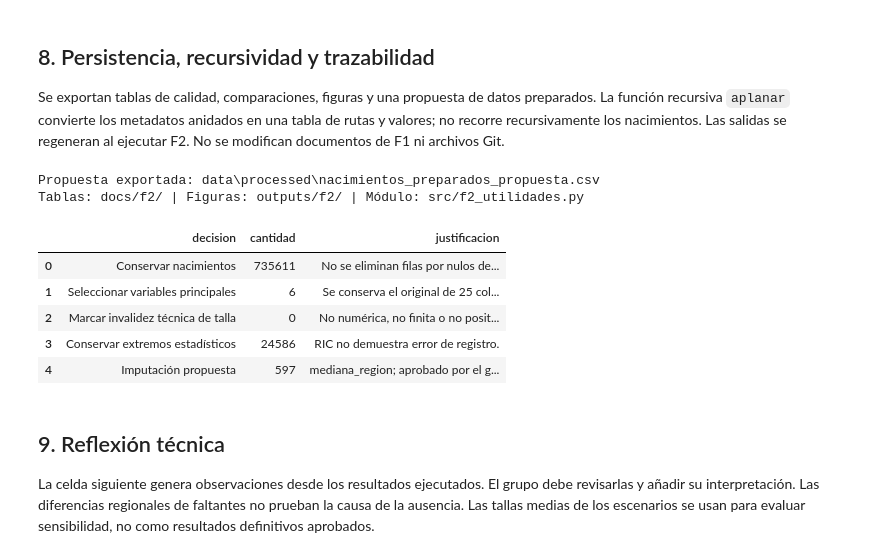
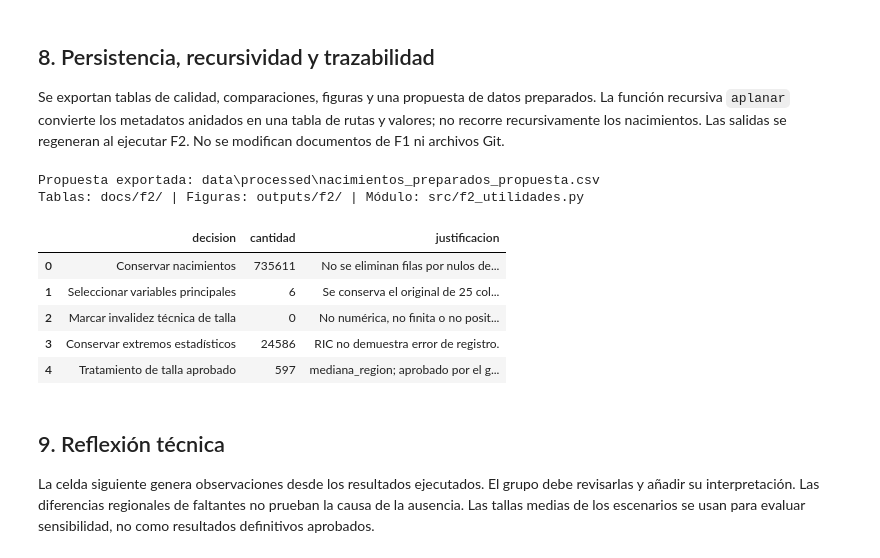
Before and after one commit to jorgealtamiranonavarrete-art/proyecto-grupo2, a Jupyter notebook: F2/F2_Preparacion.ipynb, the cells around one changed output. Drawn from its saved outputs; the diff is of its cells as text; code cells hidden in the pictures.

```diff
--- a/F2/F2_Preparacion.ipynb
+++ b/F2/F2_Preparacion.ipynb
@@ -627,7 +625,7 @@ bitacora = pd.DataFrame([
     ('Seleccionar variables principales', len(u.CLAVES), 'Se conserva el original de 25 columnas y su perfil completo.'),
     ('Marcar invalidez técnica de talla', int(preparado.talla_invalida_tecnica.sum()), 'No numérica, no finita o no positiva; conservar original.'),
     ('Conservar extremos estadísticos', ATIPICOS['n_fuera_ric'], 'RIC no demuestra error de registro.'),
-    ('Imputación propuesta', int(preparado.talla_imputada.sum()), METODO_PROPUESTO + '; aprobado por el grupo.'),
+    ('Tratamiento de talla aprobado', int(preparado.talla_imputada.sum()), METODO_PROPUESTO + '; aprobado por el grupo.'),
 ], columns=['decision','cantidad','justificacion'])
 tablas = {
     'perfil_variables': perfil,
@@ -637,38 +635,39 @@ tablas = {
     'sensibilidad_regional': sensibilidad,
     'extremos_sensibilidad': extremos,
     'calendario': calendario,
     'bitacora': bitacora
 }
 for nombre, tabla in tablas.items():
     tabla.to_csv(DOCS / f'{nombre}.csv', index=False)
 salida = PROCESADOS / 'nacimientos_preparados_propuesta.csv'
 preparado.to_csv(salida, index=False, encoding='utf-8')
 verificacion_salida = pd.read_csv(salida, usecols=['ANO_NAC','talla_analisis_cm','talla_imputada'])
 assert len(verificacion_salida) == len(crudo)
 assert np.allclose(verificacion_salida.talla_analisis_cm, preparado.talla_analisis_cm, equal_nan=True)
 assert verificacion_salida.talla_imputada.sum() == preparado.talla_imputada.sum()
 METADATOS = {'proyecto':{'grupo':2,'periodo':'2020–2023 acumulado'},
     'ejecucion':{'fecha':date.today().isoformat(),'python':platform.python_version(),'bibliotecas':VERSIONES},
-    'fuente':{'archivo':ARCHIVO.name,'sha256':SHA_ORIGINAL,'filas':len(crudo),'columnas':len(crudo.columns)},
-    'preparacion':{'metodo_propuesto':METODO_PROPUESTO,'decision_grupo':'por completar',
+    'fuente':{'archivo':ARCHIVO.name,'sha256':SHA_ORIGINAL,'filas':len(crudo),'columnas':len(crudo.columns),
+        'fecha_descarga':'2026-09-13','licencia':'No se identificó una licencia específica para esta serie; la Norma Técnica N.º 241 del MINSAL (2025) define los datos abiertos como reutilizables con atribución y el requisito de compartirse igual que aparecen.',
+        'norma_datos_abiertos':'https://repositoriodeis.minsal.cl/ContenidoSitioWeb2020/EstandaresNormativa/Norma%20t%C3%A9cnica%20241%20de%20anonimizaci%C3%B3n%20datos%20abiertos.pdf'},
+    'preparacion':{'metodo_propuesto':METODO_PROPUESTO,'decision_grupo':'mediana regional aprobada por el grupo',
         'imputados':int(preparado.talla_imputada.sum()),'filas_iguales_adicionales':FILAS_IGUALES_ADICIONALES},
-    'pendientes':{'fecha_descarga':'por completar','licencia':'por completar',
-        'validacion_docente_transformaciones':'por completar','revision_equipo':'por completar'}}
+    'pendientes':{'revision_equipo':'pendiente'}}
 assert u.aplanar({'a':{'b':3},'c':2}) == {'a.b':3,'c':2}
 (DOCS / 'metadatos.json').write_text(json.dumps(METADATOS, ensure_ascii=False, indent=2), encoding='utf-8')
 pd.DataFrame(u.aplanar(METADATOS).items(), columns=['ruta','valor']).to_csv(DOCS / 'metadatos_aplanados.csv', index=False)
 print('Propuesta exportada:', salida.relative_to(RAIZ))
 print('Tablas: docs/f2/ | Figuras: outputs/f2/ | Módulo: src/f2_utilidades.py')
 display(bitacora)
 # %% [output]
 Propuesta exportada: data\processed\nacimientos_preparados_propuesta.csv
 Tablas: docs/f2/ | Figuras: outputs/f2/ | Módulo: src/f2_utilidades.py
 |  | decision | cantidad | justificacion |
 | 0 | Conservar nacimientos | 735611 | No se eliminan filas por nulos de... |
 | 1 | Seleccionar variables principales | 6 | Se conserva el original de 25 col... |
 | 2 | Marcar invalidez técnica de talla | 0 | No numérica, no finita o no posit... |
 | 3 | Conservar extremos estadísticos | 24586 | RIC no demuestra error de registro. |
-| 4 | Imputación propuesta | 597 | mediana_region; aprobado por el g... |
+| 4 | Tratamiento de talla aprobado | 597 | mediana_region; aprobado por el g... |
 # %% [markdown]
 ## 9. Reflexión técnica
 La celda siguiente genera observaciones desde los resultados ejecutados. El grupo debe revisarlas y
```
Also changed, not shown: parts of 4 cells of this notebook, 13 other files.
